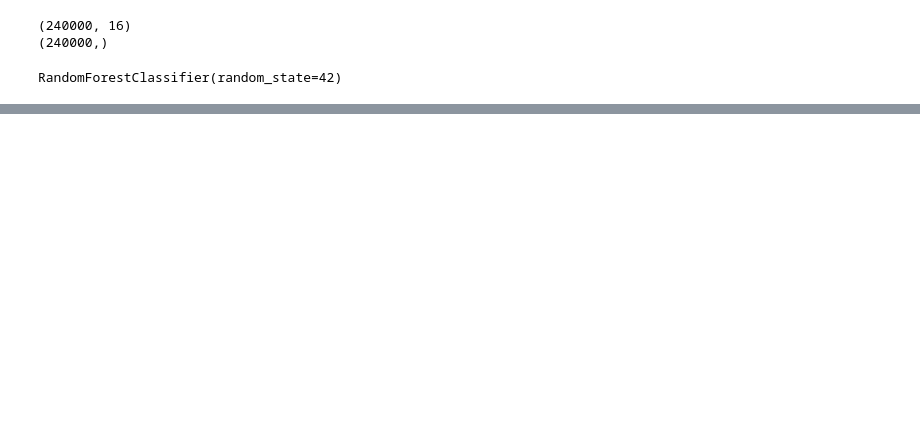
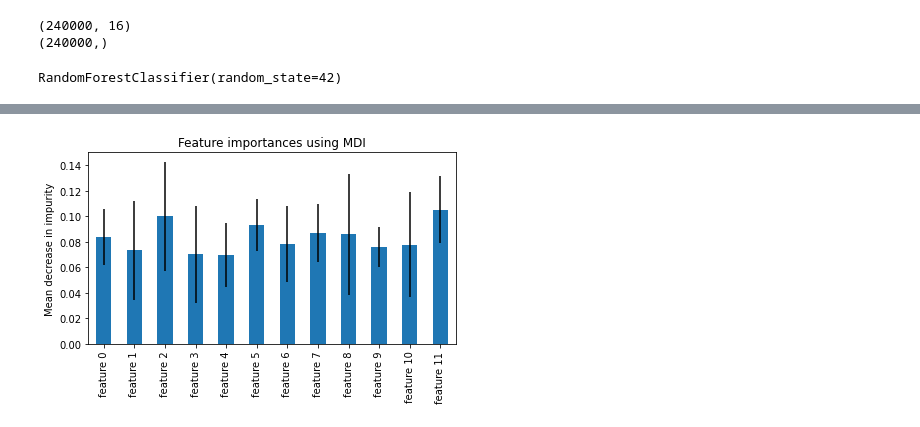
Before and after one commit to MudSnail/Land_Cover_Classification, a Jupyter notebook: Model_Example.ipynb, the cells around one changed output, grey strips where cells are left out. Drawn from its saved outputs; the diff is of its cells as text; code cells hidden in the pictures; blank space fills up the shorter version.

```diff
--- a/Model_Example.ipynb
+++ b/Model_Example.ipynb
@@ -216,0 +225,6 @@ fig.tight_layout()
+# %%
+#Drop engineered features
+sample = sample.drop(['NDVI', 'Moisture', 'NDWI', 'NDSI'], axis = 1)
+
+#View dataframe
+sample.head()
@@ -216,0 +238,16 @@ fig.tight_layout()
+# %%
+#Split the Sampled DataData
+y2 = sample['Class']
+X2 = sample.drop(['Class'], axis = 1)
+
+#Split into training and test data
+X_train2, X_test2, y_train2, y_test2 = train_test_split(X2, y2,
+                                                    test_size = 0.3,
+                                                    stratify = y2,
+                                                    random_state=42)
+# %%
+#Instantiate Random Forest
+rfc_2 = RandomForestClassifier(random_state=42)
+
+#Fit training data
+rfc_2.fit(X_train2, y_train2)
@@ -216,0 +289,15 @@ fig.tight_layout()
+# %%
+#Find which features were most important
+importances = rfc_2.feature_importances_
+std = np.std([tree.feature_importances_ for tree in rfc_2.estimators_], axis=0)
+feature_names = [f"feature {i}" for i in range(X2.shape[1])]
+
+forest_importances = pd.Series(importances, index=feature_names)
+
+fig, ax = plt.subplots()
+forest_importances.plot.bar(yerr=std, ax=ax)
+ax.set_title("Feature importances using MDI")
+ax.set_ylabel("Mean decrease in impurity")
+fig.tight_layout()
+# %% [output]
+[figure, added]
```
Also changed, not shown: parts of 15 cells of this notebook.
